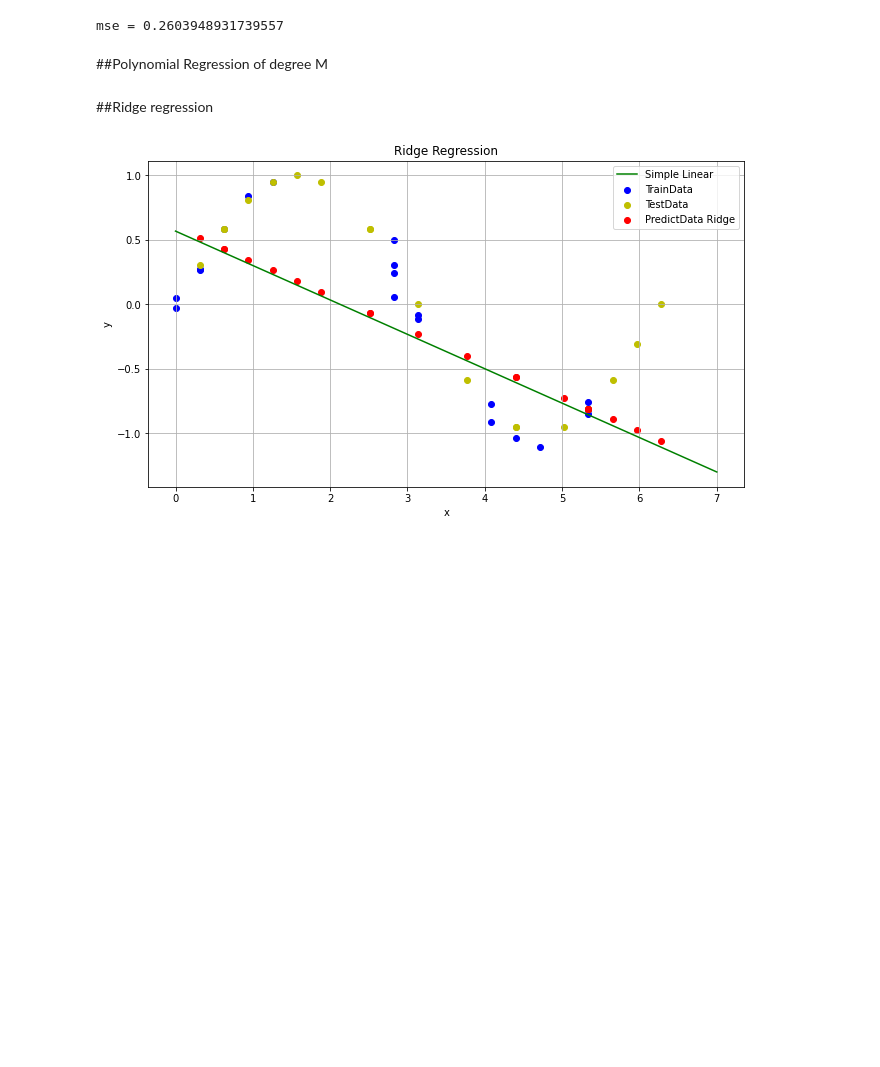
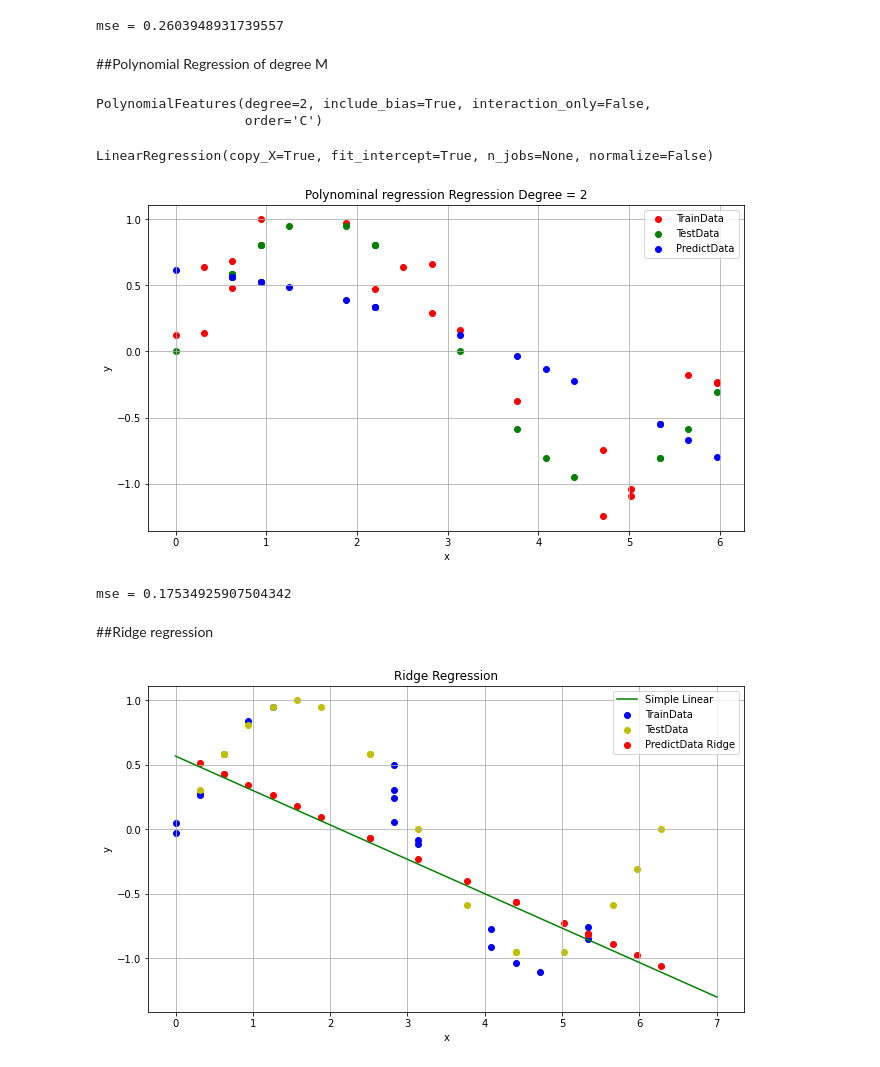
Before and after one commit to anuraagbarde/MachineLearning, a Jupyter notebook: 2018BCS010_ML_LAB_asg1.ipynb, the cells around one changed output. Saved outputs shown, nothing was run; the diff lists cells and outputs as text; code cells hidden in the pictures; blank space fills up the shorter version.

Commit message:
Added polynomial regression

```diff
--- a/2018BCS010_ML_LAB_asg1.ipynb
+++ b/2018BCS010_ML_LAB_asg1.ipynb
@@ -234,6 +236,54 @@ print('mse =',mse)
 mse = 0.2603948931739557
 # %% [markdown]
 ##Polynomial Regression of degree M
+# %%
+from sklearn.preprocessing import PolynomialFeatures
+
+# Train data poly data
+degree_m = 2
+poly = PolynomialFeatures(degree = degree_m)
+x_poly = poly.fit_transform(xTrainData)
+poly.fit(x_poly, yTrainData)
+
+# Test data poly data
+polyTest = PolynomialFeatures(degree = degree_m)
+x_test_poly = polyTest.fit_transform(xTestData)
+polyTest.fit(x_test_poly)
+# %% [output]
+PolynomialFeatures(degree=2, include_bias=True, interaction_only=False,
+                   order='C')
+# %%
+# Training linear regression using train poly data
+from sklearn.linear_model import LinearRegression
+polyRegressor = LinearRegression()
+polyRegressor.fit(x_poly, yTrainData)
+# %% [output]
+LinearRegression(copy_X=True, fit_intercept=True, n_jobs=None, normalize=False)
+# %%
+# prediction of test poly data using linear(poly) regression model
+y_pred_poly = polyRegressor.predict(x_test_poly)
+
+from sklearn.metrics import mean_squared_error
+msePoly = mean_squared_error(yTestData, y_pred_poly, squared=True)
+
+# plotting
+plt.figure(figsize=(10.67, 6))
+
+plt.scatter(xTrainData, yTrainData ,c='r', label='TrainData')
+plt.scatter(xTestData, yTestData ,c='g', label='TestData')
+plt.scatter(xTestData, y_pred_poly, c='b', label='PredictData')
+
+plt.title('Polynominal regression Regression Degree = '+ str(degree_m));
+plt.xlabel('x');
+plt.ylabel('y');
+plt.legend(loc='best')
+plt.grid()
+plt.show()
+
+print('mse =', msePoly )
+# %% [output]
+[figure, added]
+mse = 0.17534925907504342
 # %% [markdown]
 ##Ridge regression
 # %%
```
Also changed, not shown: parts of 4 cells of this notebook.
